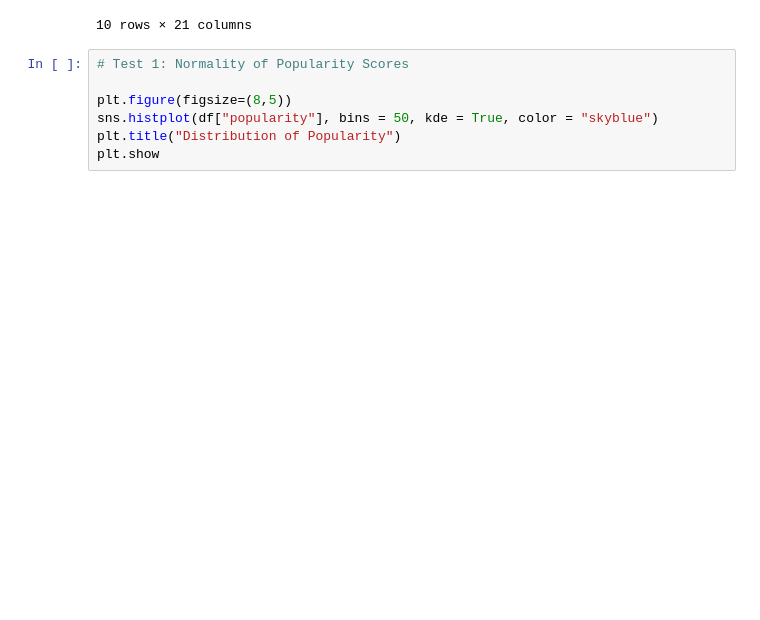
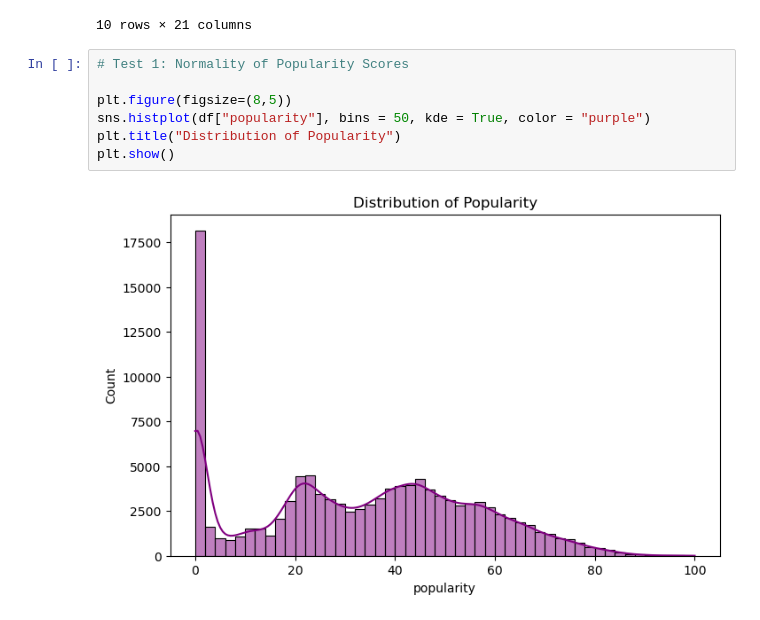
Before and after one commit to canreves/popularity-guesser, a Jupyter notebook: hypothesis-testing.ipynb, the cells around one changed output. Drawn from its saved outputs; the diff is of its cells as text; blank space fills up the shorter version.

Commit message:
changed graphic color

```diff
--- a/hypothesis-testing.ipynb
+++ b/hypothesis-testing.ipynb
@@ -172,7 +169,9 @@ display(df.head(10))
 # %%
 # Test 1: Normality of Popularity Scores
 
 plt.figure(figsize=(8,5))
-sns.histplot(df["popularity"], bins = 50, kde = True, color = "skyblue")
+sns.histplot(df["popularity"], bins = 50, kde = True, color = "purple")
 plt.title("Distribution of Popularity")
-plt.show
+plt.show()
+# %% [output]
+[figure, added]
```
Also changed, not shown: parts of 1 cell of this notebook.
